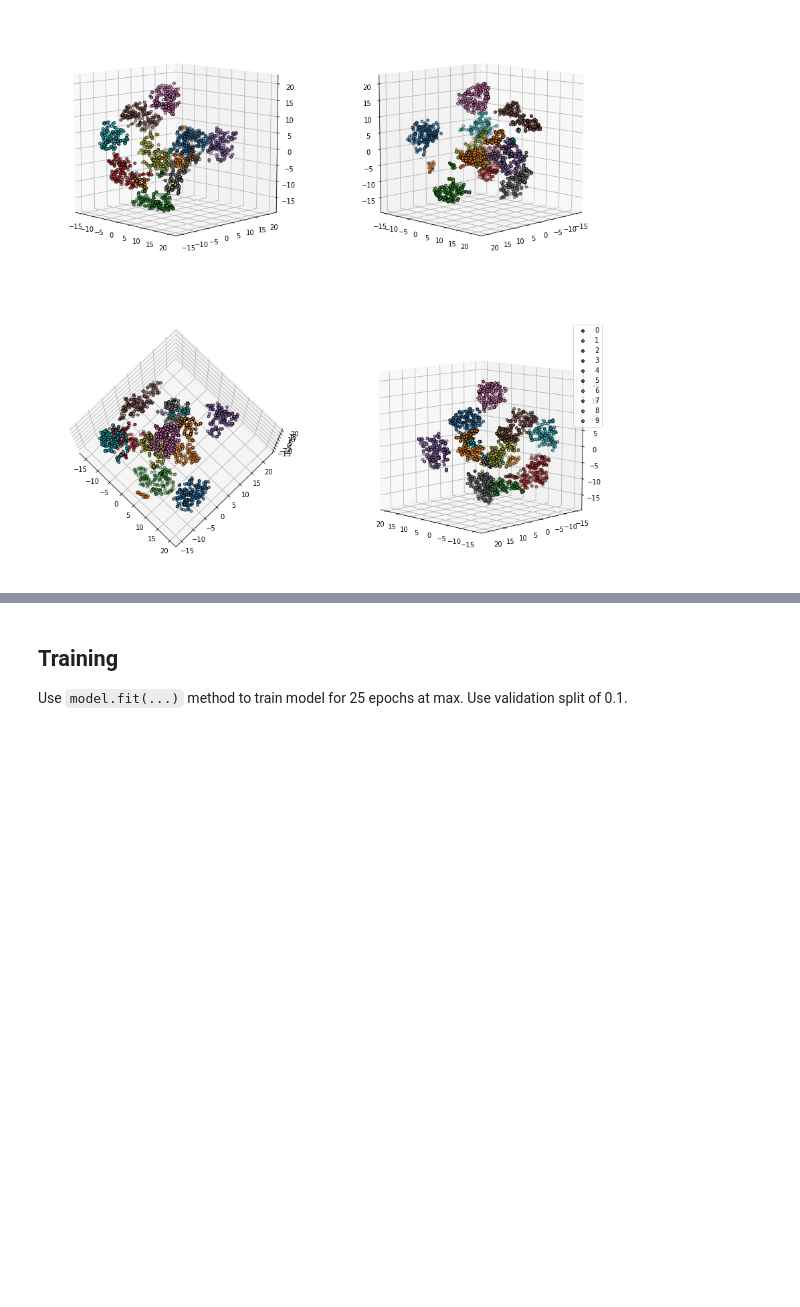
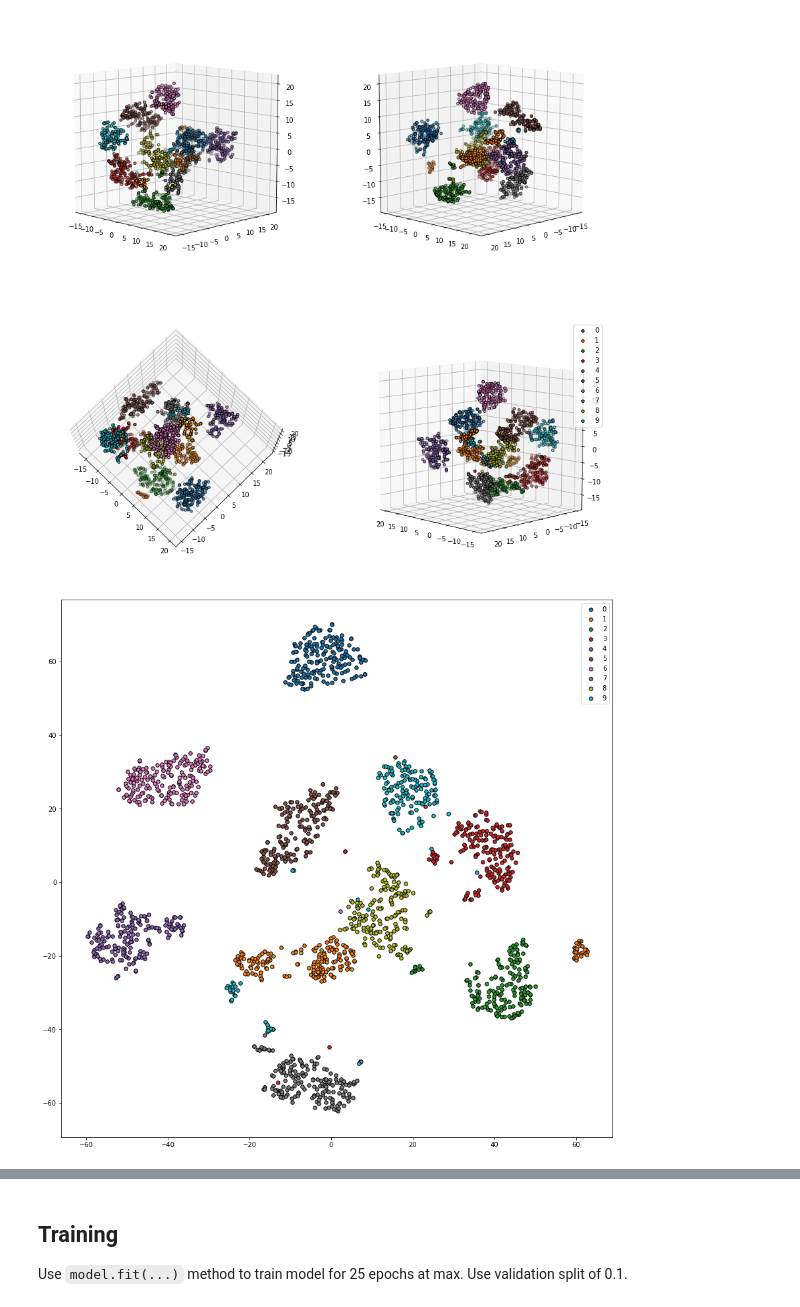
Before and after one commit to piojanu/beit-dl, a Jupyter notebook: Digits Recognition - Full.ipynb, the cells around one changed output, grey strips where cells are left out. Cells and saved outputs as stored; diff of their text form; code cells hidden in the pictures; blank space fills up the shorter version.

Commit message:
Add nn features visualization and 2D t-SNE

```diff
--- a/Digits Recognition - Full.ipynb
+++ b/Digits Recognition - Full.ipynb
@@ -72,8 +77,12 @@ From: http://lvdmaaten.github.io/tsne/
 # %%
-# Fit t-SNE transformation on digits dataset
+# Fit t-SNE 3D transformation on digits dataset
 tsne = TSNE(n_components=3, random_state=7)
 X_reduced = tsne.fit_transform(digits.data)
 y = digits.target
+
+# Fit t-SNE 2D transformation on digits dataset
+tsne_2D = TSNE(n_components=2, random_state=7)
+X_reduced_2D = tsne_2D.fit_transform(digits.data)
 # %%
 # Create 3D figure
 fig = plt.figure(figsize=plt.figaspect(1.0))
@@ -102,6 +111,15 @@ plt.legend()
 plt.show()
 # %% [output]
 [figure]
+# %%
+plt.figure()
+for i in range(len(digits.target_names)):
+    plt.scatter(X_reduced_2D[y == i, 0], X_reduced_2D[y == i, 1],
+                cmap=plt.cm.Set1, edgecolor='k', s=30, label=i)
+plt.legend()
+plt.show()
+# %% [output]
+[figure, added]
 # %% [markdown]
 ### Dense
 
```
Also changed, not shown: parts of 11 cells of this notebook, 1 other file.
